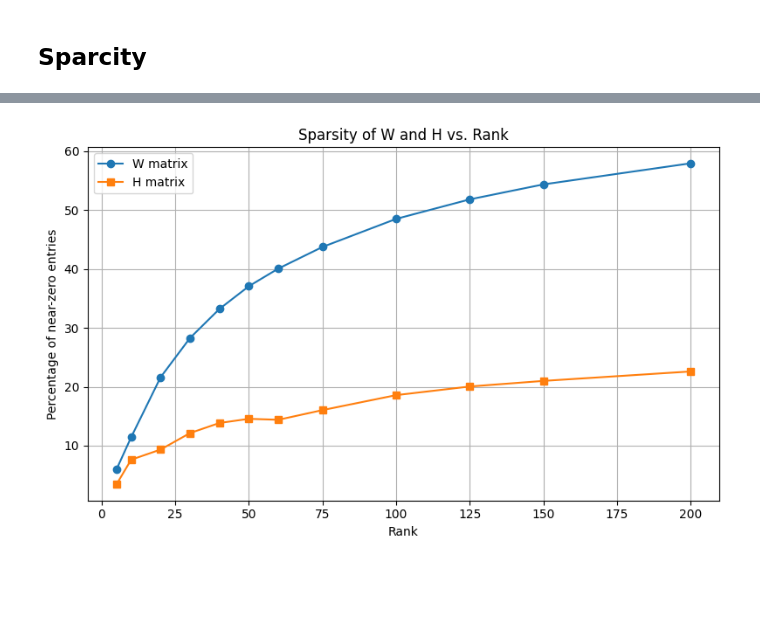
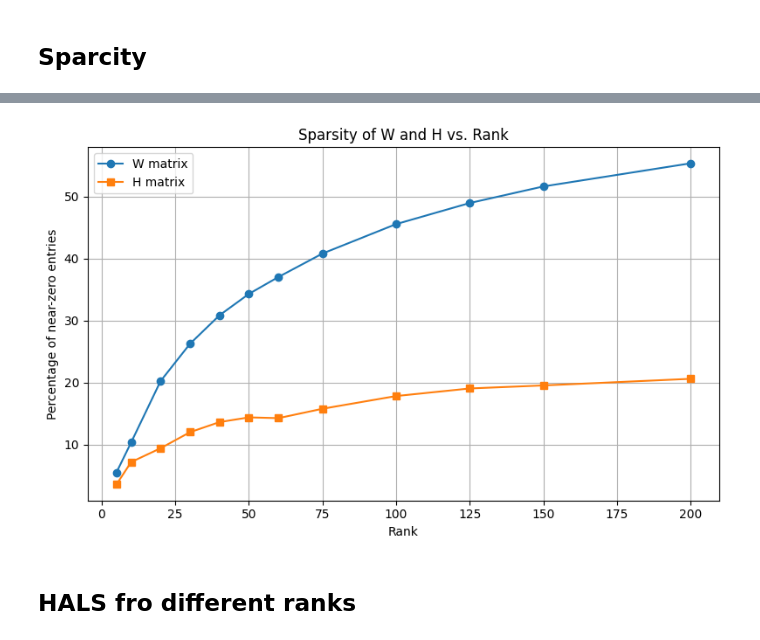
Before and after one commit to sofillav/nmf_project, a Jupyter notebook: notebook.ipynb, the cells around one changed output, grey strips where cells are left out. Saved outputs shown, nothing was run; the diff lists cells and outputs as text; code cells hidden in the pictures; blank space fills up the shorter version.

```diff
--- a/notebook.ipynb
+++ b/notebook.ipynb
@@ -86,7 +101,7 @@ ranks_vals = []
 plt_errors = []
 
 for r in ranks:
-    filename = f"nmf_models/nmf_rank_{r}.npz"
+    filename = f"nmf_models/mu_nmf_rank_{r}.npz"
     if os.path.exists(filename):
         data = np.load(filename)
         ranks_vals.append(r)
@@ -99,7 +114,7 @@ print("Elbow at rank:", knee.knee)
 plt.figure(figsize=(8, 5))
 plt.plot(ranks_vals, plt_errors, marker='o',color='firebrick')
 plt.vlines(knee.knee, min(plt_errors), max(plt_errors), linestyles='dashed', colors='goldenrod', label=f"Elbow at r={knee.knee}")
-plt.title('Reconstruction Error vs. Rank')
+plt.title('MU: Reconstruction Error vs. Rank')
 plt.xlabel('Rank (Number of Components)')
 plt.ylabel('Frobenius Reconstruction Error')
 plt.legend()
@@ -211,8 +232,8 @@ The reconstruction error for rank 200 is: 58.4350
 # %% [markdown]
 ## Sparcity
 # %%
-r = 20
-data = np.load(f"nmf_models/nmf_rank_{r}.npz")
+r = 50
+data = np.load(f"nmf_models/mu_nmf_rank_{r}.npz")
 W = data['W']
 H = data['H']
 
@@ -231,12 +251,0 @@ Fraction of near-zero entries in rank-20 NMF:
-# %%
-r = 50
-data = np.load(f"nmf_models/nmf_rank_{r}.npz")
-W = data['W']
-H = data['H']
-
-print(f"Fraction of near-zero entries in rank-{r} NMF:")
-print(f"    - In W: {np.mean(W < 1e-3):.2%}")
-print(f"    - In H: {np.mean(H < 1e-3):.2%}")
-
-plot_matrix_histogram(W,"W")
-plot_matrix_histogram(H,"H")
@@ -249,12 +251,0 @@ Fraction of near-zero entries in rank-50 NMF:
-# %%
-r = 200
-data = np.load(f"nmf_models/nmf_rank_{r}.npz")
-W = data['W']
-H = data['H']
-
-print(f"Fraction of near-zero entries in rank-{r} NMF:")
-print(f"    - In W: {np.mean(W < 1e-3):.2%}")
-print(f"    - In H: {np.mean(H < 1e-3):.2%}")
-
-plot_matrix_histogram(W,"W")
-plot_matrix_histogram(H,"H")
@@ -267,30 +252,32 @@ Fraction of near-zero entries in rank-200 NMF:
 # %%
 ranks_vals = []
 sparsity_vals_W = []
 sparsity_vals_H = []
 
 for r in ranks:
-    filename = f"nmf_models/nmf_rank_{r}.npz"
+    filename = f"nmf_models/mu_nmf_rank_{r}.npz"
     if os.path.exists(filename):
         data = np.load(filename)
         W = data['W']
         H = data['H']
 
         ranks_vals.append(r)
         # W < 1e-3 creates a boolean array
         sparsity_vals_W.append(np.mean(W < 1e-3)*100)
         sparsity_vals_H.append(np.mean(H < 1e-3)*100)
 
 # Plot
 plt.figure(figsize=(8, 5))
 plt.plot(ranks_vals, sparsity_vals_W, marker='o', label='W matrix')
 plt.plot(ranks_vals, sparsity_vals_H, marker='s', label='H matrix')
 plt.xlabel('Rank')
 plt.ylabel('Percentage of near-zero entries')
 plt.title('Sparsity of W and H vs. Rank')
 plt.legend()
 plt.grid(True)
 plt.tight_layout()
 plt.show()
 # %% [output]
-[figure, old version]
+[figure, new version]
+# %% [markdown]
+## HALS fro different ranks
```
Also changed, not shown: parts of 16 cells of this notebook, 1 other file.
